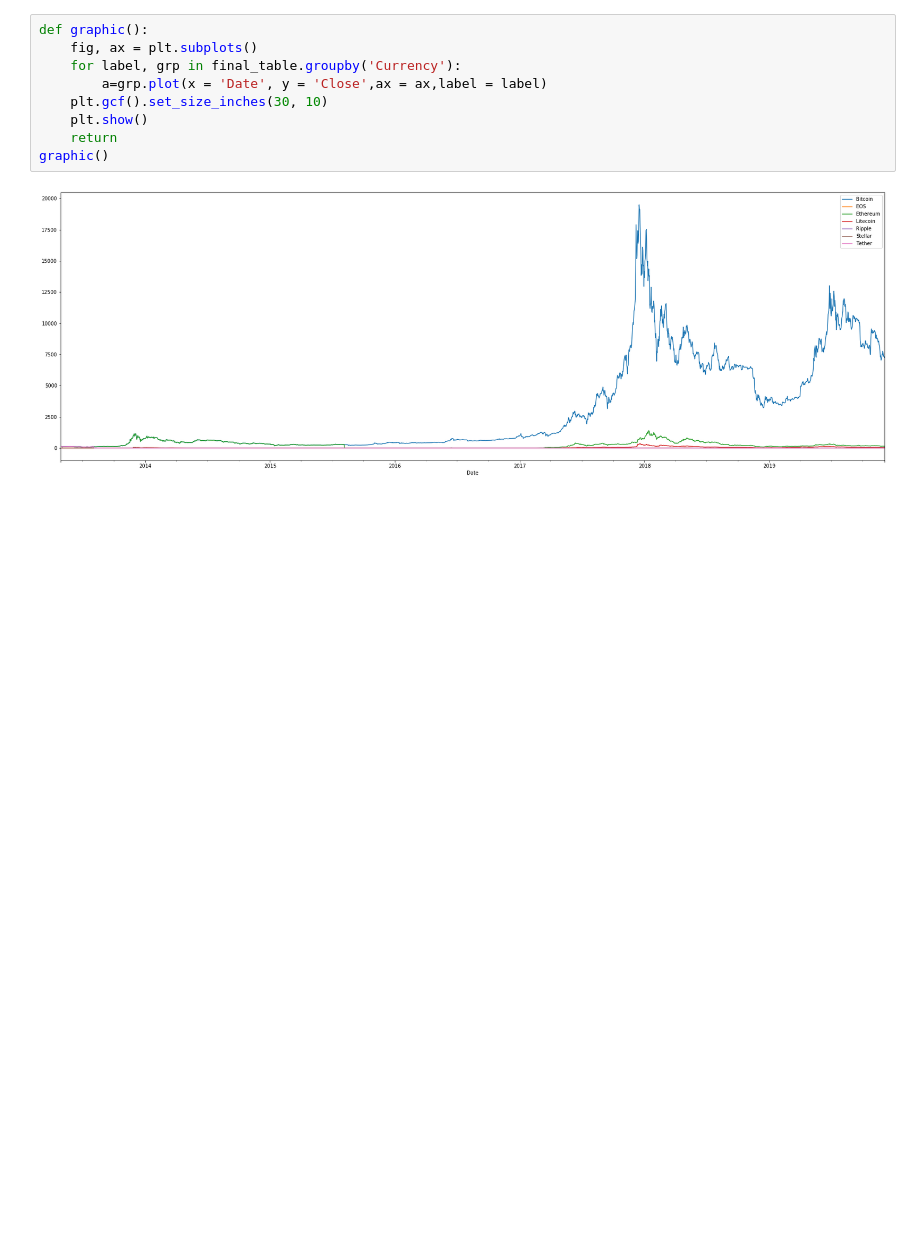
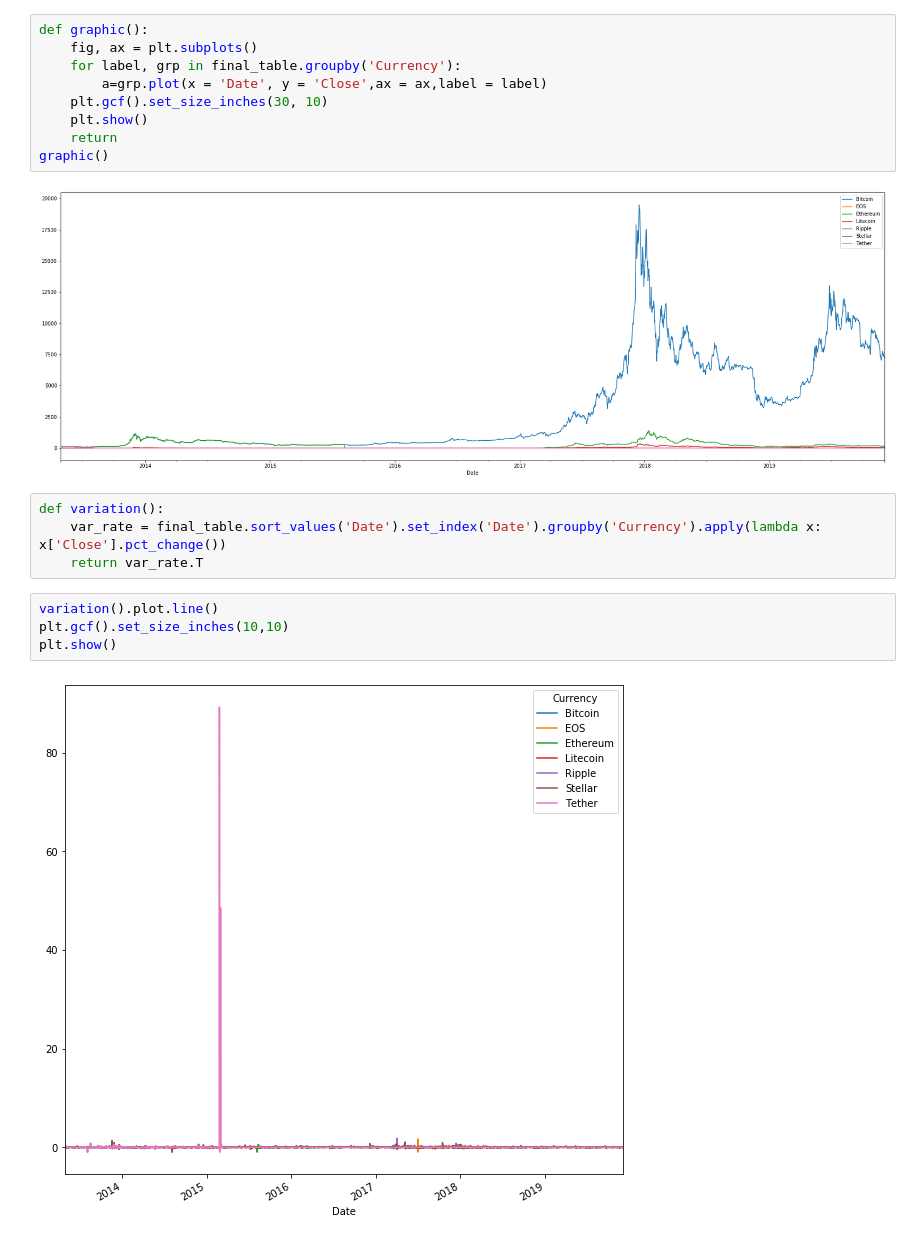
Before and after one commit to meryreddoor/Bitcoins_Scraping, a Jupyter notebook: Coins.ipynb, the cells around one changed output. Saved outputs shown, nothing was run; the diff lists cells and outputs as text; blank space fills up the shorter version.

```diff
--- a/Coins.ipynb
+++ b/Coins.ipynb
@@ -109,3 +108,13 @@ def graphic():
 graphic()
 # %% [output]
 [figure]
+# %%
+def variation():
+    var_rate = final_table.sort_values('Date').set_index('Date').groupby('Currency').apply(lambda x: x['Close'].pct_change())
+    return var_rate.T
+# %%
+variation().plot.line()
+plt.gcf().set_size_inches(10,10)
+plt.show()
+# %% [output]
+[figure, added]
```
Also changed, not shown: parts of 6 cells of this notebook, 3 other files.
